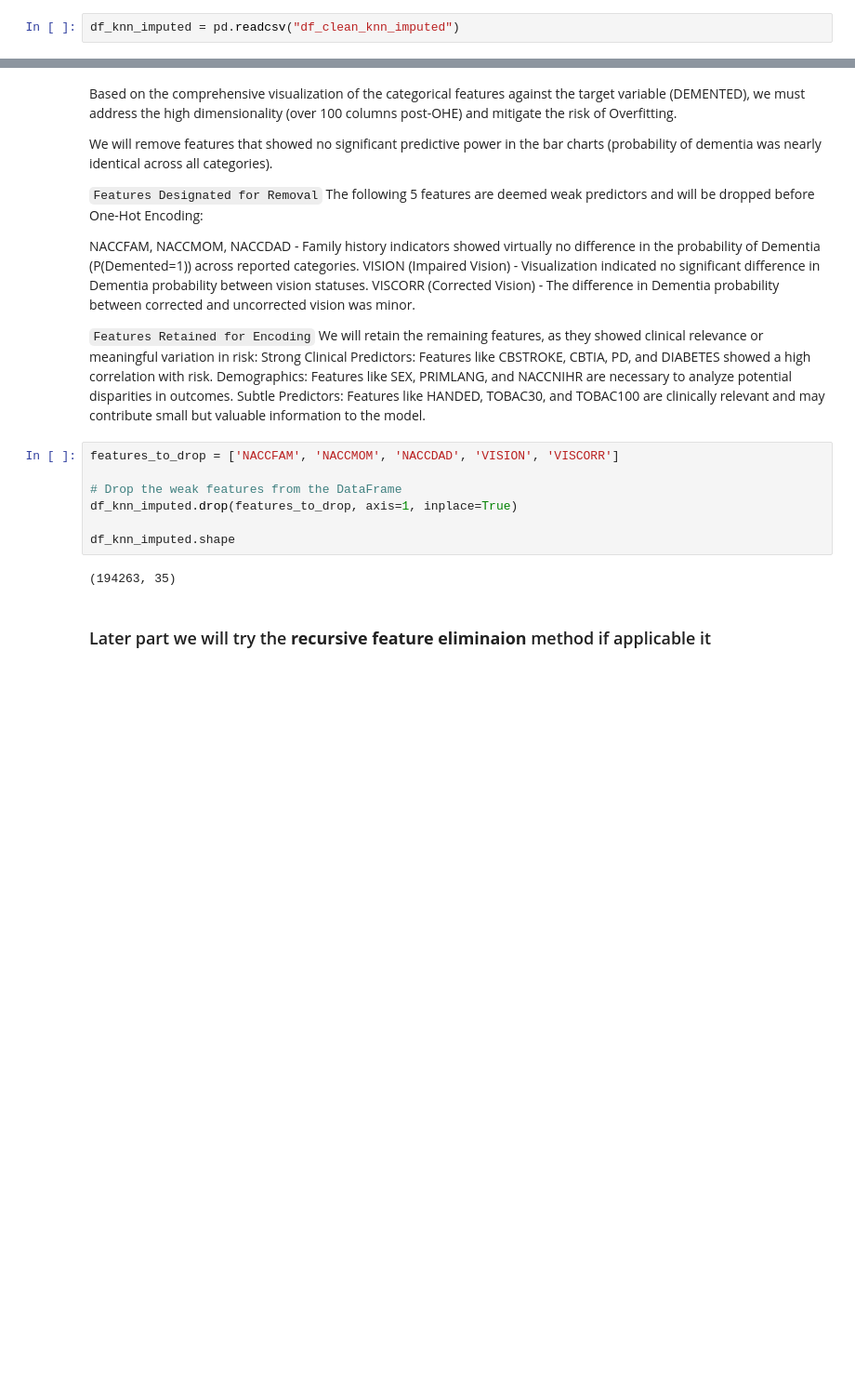
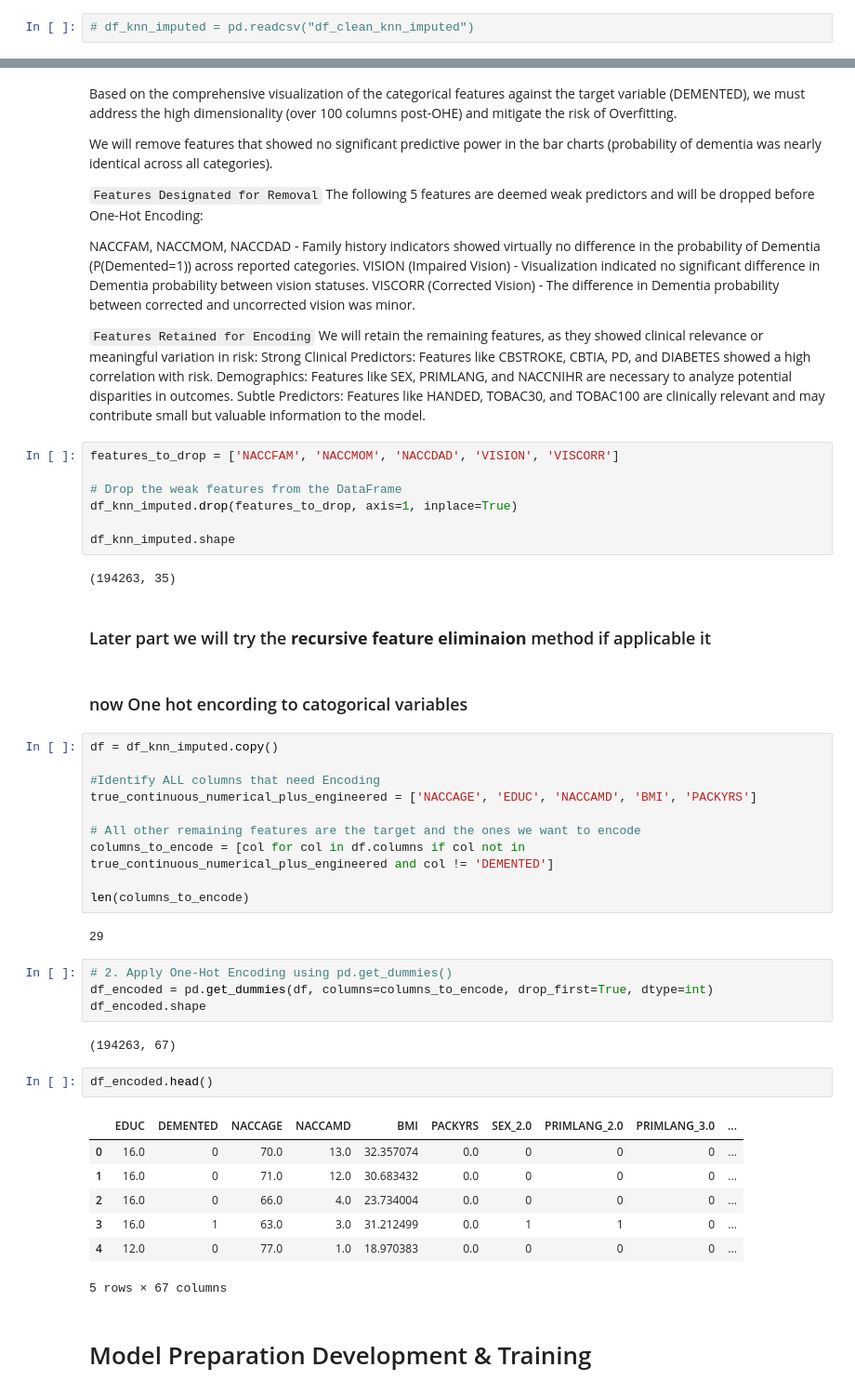
Before and after one commit to Kaveesha-Madhushan17/Model-X-Competition-phase-1, a Jupyter notebook: model_x_dimentia.ipynb, the cells around one changed output, grey strips where cells are left out. Shown at 93% size. Saved outputs shown, nothing was run; the diff lists cells and outputs as text; blank space fills up the shorter version.

```diff
--- a/model_x_dimentia.ipynb
+++ b/model_x_dimentia.ipynb
@@ -524,7 +526,7 @@ memory usage: 62.2 MB
 output_filename = 'df_clean_knn_imputed.csv' # saved the file KNN imputed
 df_knn_imputed.to_csv(output_filename, index=False)
 # %%
-df_knn_imputed = pd.readcsv("df_clean_knn_imputed")
+# df_knn_imputed = pd.readcsv("df_clean_knn_imputed")
 # %% [markdown]
 #### Visualizing Numerical Feature Distributions vs DEMENTED
 # %%
@@ -841,3 +843,35 @@ df_knn_imputed.shape
 (194263, 35)
 # %% [markdown]
 ### Later part we will try the **recursive feature eliminaion** method if applicable it
+# %% [markdown]
+### now One hot encording to catogorical variables
+# %%
+df = df_knn_imputed.copy()
+
+#Identify ALL columns that need Encoding
+true_continuous_numerical_plus_engineered = ['NACCAGE', 'EDUC', 'NACCAMD', 'BMI', 'PACKYRS']
+
+# All other remaining features are the target and the ones we want to encode
+columns_to_encode = [col for col in df.columns if col not in true_continuous_numerical_plus_engineered and col != 'DEMENTED']
+
+len(columns_to_encode)
+# %% [output]
+29
+# %%
+# 2. Apply One-Hot Encoding using pd.get_dummies()
+df_encoded = pd.get_dummies(df, columns=columns_to_encode, drop_first=True, dtype=int)
+df_encoded.shape
+# %% [output]
+(194263, 67)
+# %%
+df_encoded.head()
+# %% [output]
+|  | EDUC | DEMENTED | NACCAGE | NACCAMD | BMI | PACKYRS | SEX_2.0 | PRIMLANG_2.0 | PRIMLANG_3.0 | ... |
+| 0 | 16.0 | 0 | 70.0 | 13.0 | 32.357074 | 0.0 | 0 | 0 | 0 | ... |
+| 1 | 16.0 | 0 | 71.0 | 12.0 | 30.683432 | 0.0 | 0 | 0 | 0 | ... |
+| 2 | 16.0 | 0 | 66.0 | 4.0 | 23.734004 | 0.0 | 0 | 0 | 0 | ... |
+| 3 | 16.0 | 1 | 63.0 | 3.0 | 31.212499 | 0.0 | 1 | 1 | 0 | ... |
+| 4 | 12.0 | 0 | 77.0 | 1.0 | 18.970383 | 0.0 | 0 | 0 | 0 | ... |
+5 rows × 67 columns
+# %% [markdown]
+# Model Preparation Development & Training
```
Also changed, not shown: parts of 15 cells of this notebook.
